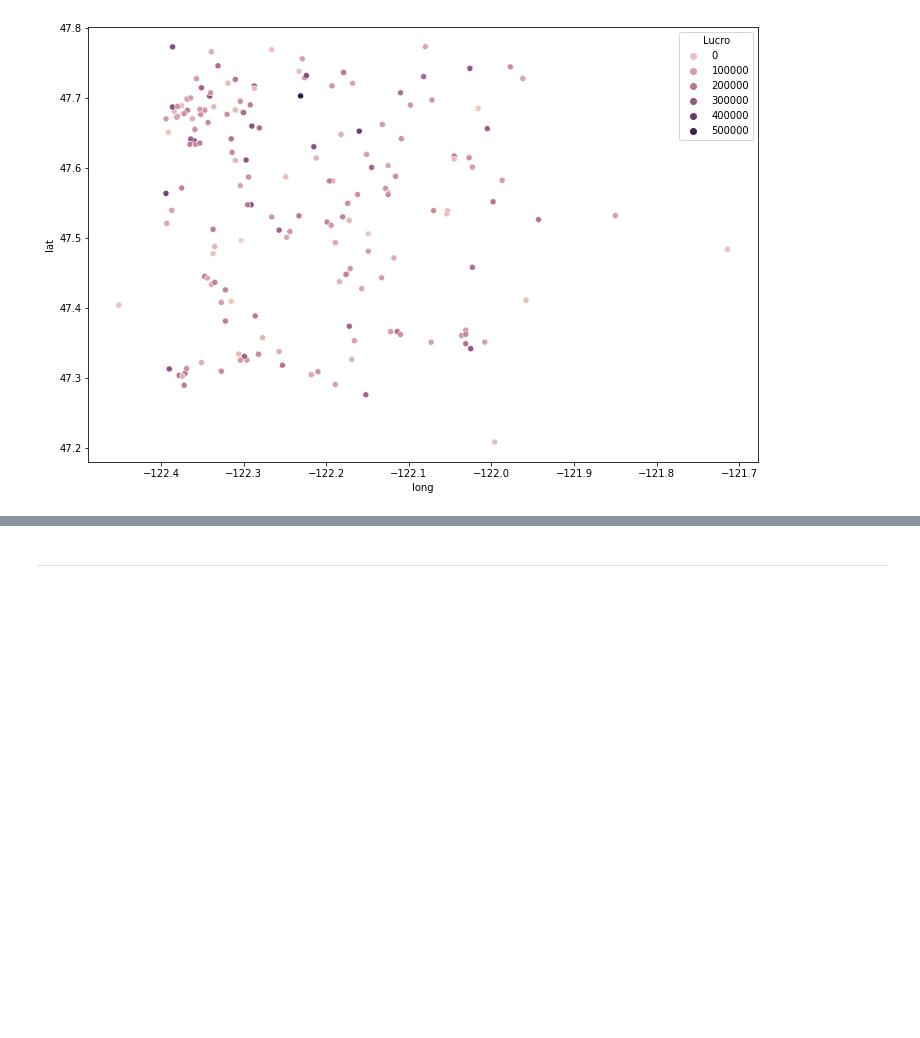
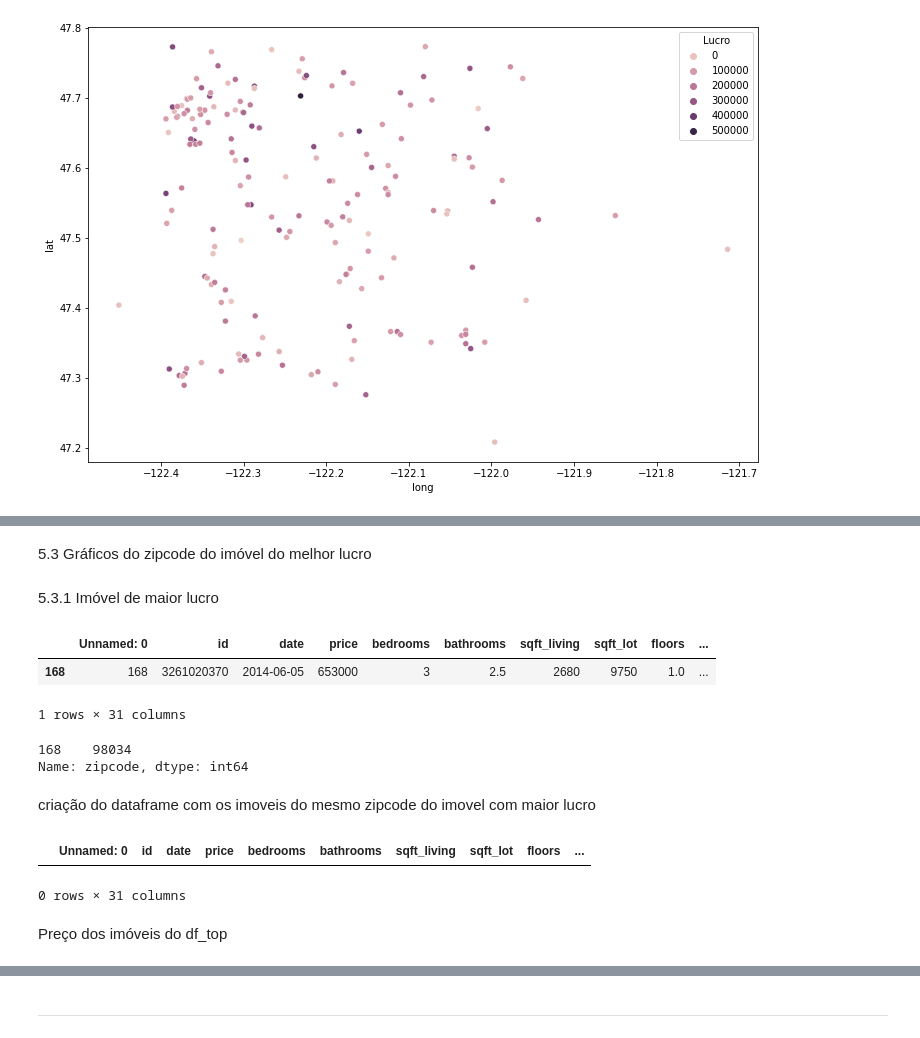
Before and after one commit to grupo21dex/deliverable-1, a Jupyter notebook: Deliverable_1_grupo_21.ipynb, the cells around one changed output, grey strips where cells are left out. Cells and saved outputs as stored; diff of their text form; code cells hidden in the pictures; blank space fills up the shorter version.

```diff
--- a/Deliverable_1_grupo_21.ipynb
+++ b/Deliverable_1_grupo_21.ipynb
@@ -344,0 +349,17 @@ sns.heatmap(df_lucro.drop(['id','zipcode','lat','long','Ano da Venda','Mês da V
+# %% [markdown]
+5.3 Gráficos do zipcode do imóvel do melhor lucro
+# %% [markdown]
+5.3.1 Imóvel de maior lucro
+# %%
+df_lucro[df_lucro['id'] == 3261020370]
+# %% [output]
+|  | Unnamed: 0 | id | date | price | bedrooms | bathrooms | sqft_living | sqft_lot | floors | ... |
+| 168 | 168 | 3261020370 | 2014-06-05 | 653000 | 3 | 2.5 | 2680 | 9750 | 1.0 | ... |
+1 rows × 31 columns
+# %%
+df_lucro[df_lucro['id'] == 3261020370]['zipcode']
+# %% [output]
+168    98034
+Name: zipcode, dtype: int64
+# %% [markdown]
+criação do dataframe com os imoveis do mesmo zipcode do imovel com maior lucro
@@ -344,0 +369,8 @@ sns.heatmap(df_lucro.drop(['id','zipcode','lat','long','Ano da Venda','Mês da V
+# %%
+
+df_lucro[df_lucro['district'] == 'Kirkland']
+# %% [output]
+|  | Unnamed: 0 | id | date | price | bedrooms | bathrooms | sqft_living | sqft_lot | floors | ... |
+0 rows × 31 columns
+# %% [markdown]
+Preço dos imóveis do df_top
```
Also changed, not shown: parts of 14 cells of this notebook.
